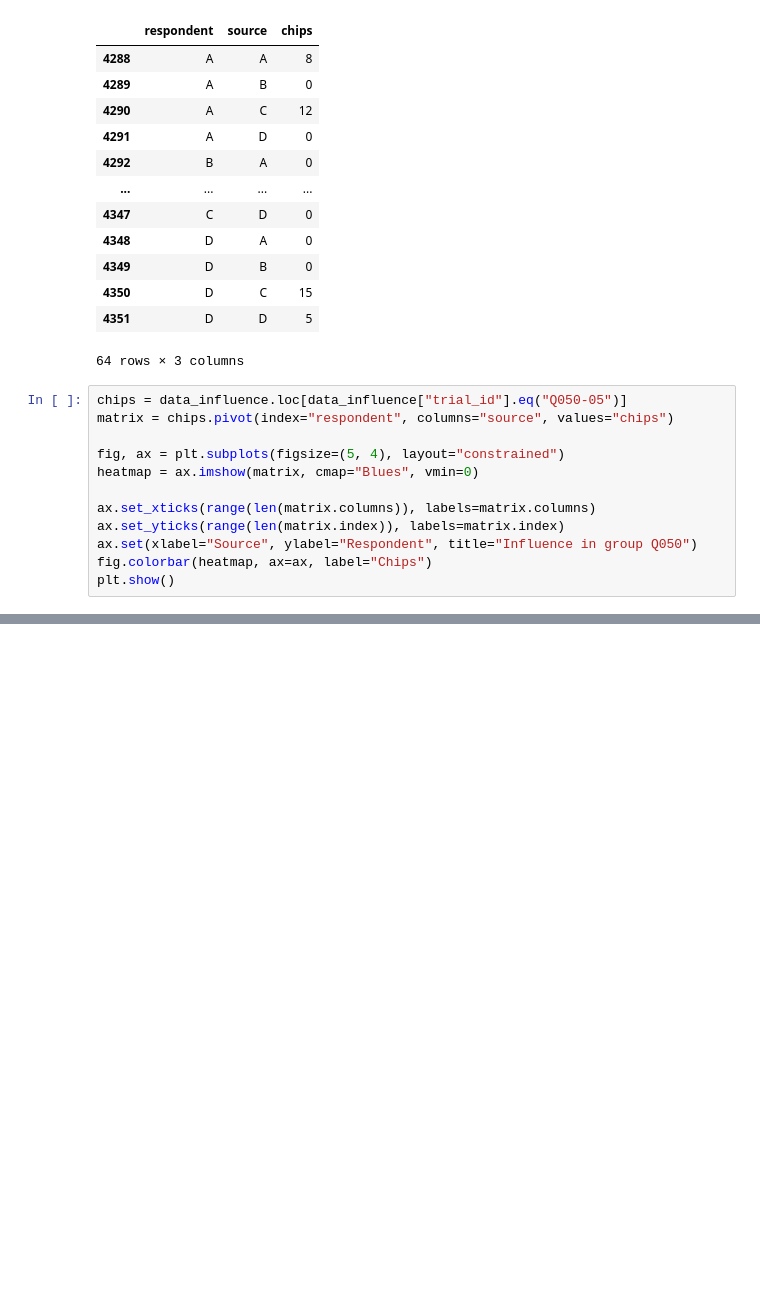
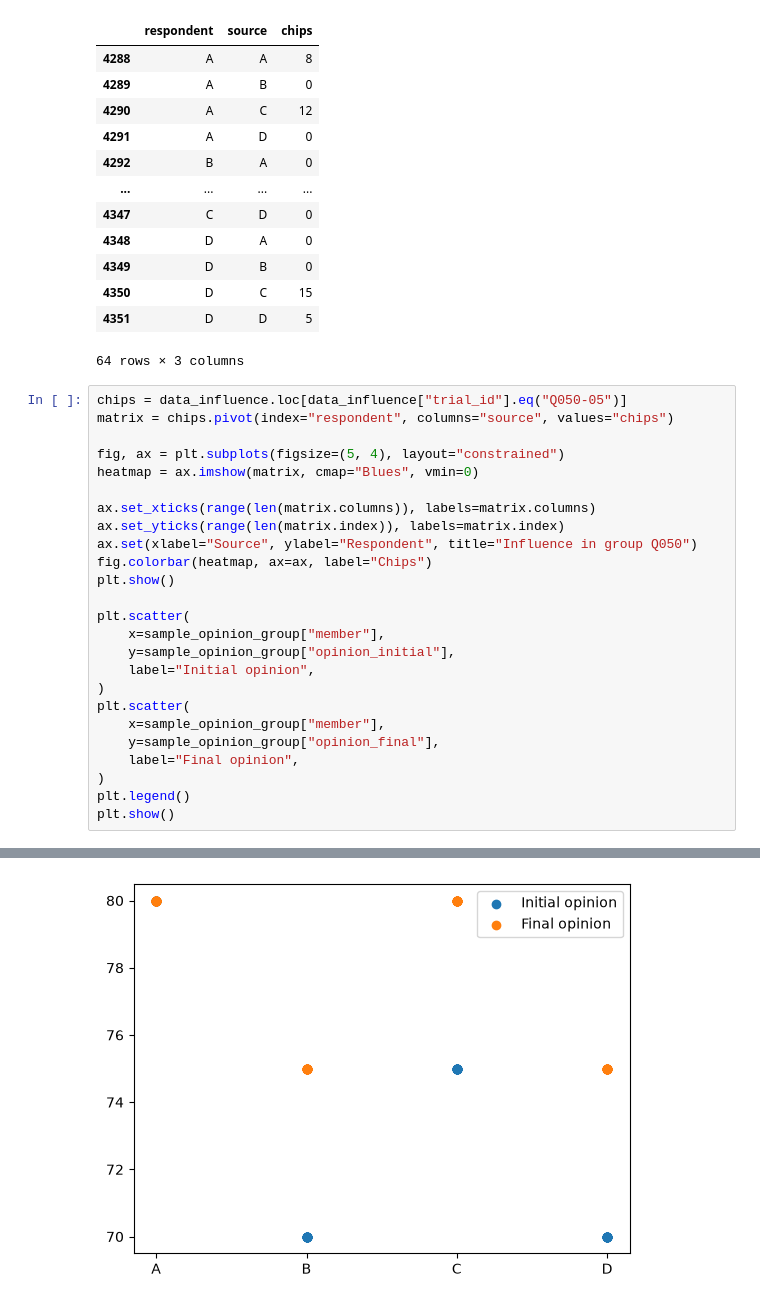
Before and after one commit to Hanifemam/social_influence_network_theory, a Jupyter notebook: standard_model.ipynb, the cells around one changed output, grey strips where cells are left out. Saved outputs shown, nothing was run; the diff lists cells and outputs as text; blank space fills up the shorter version.

```diff
--- a/standard_model.ipynb
+++ b/standard_model.ipynb
@@ -88,14 +91,28 @@ sample_influence_group
 # %%
 chips = data_influence.loc[data_influence["trial_id"].eq("Q050-05")]
 matrix = chips.pivot(index="respondent", columns="source", values="chips")
 
 fig, ax = plt.subplots(figsize=(5, 4), layout="constrained")
 heatmap = ax.imshow(matrix, cmap="Blues", vmin=0)
 
 ax.set_xticks(range(len(matrix.columns)), labels=matrix.columns)
 ax.set_yticks(range(len(matrix.index)), labels=matrix.index)
 ax.set(xlabel="Source", ylabel="Respondent", title="Influence in group Q050")
 fig.colorbar(heatmap, ax=ax, label="Chips")
 plt.show()
+
+plt.scatter(
+    x=sample_opinion_group["member"],
+    y=sample_opinion_group["opinion_initial"],
+    label="Initial opinion",
+)
+plt.scatter(
+    x=sample_opinion_group["member"],
+    y=sample_opinion_group["opinion_final"],
+    label="Final opinion",
+)
+plt.legend()
+plt.show()
 # %% [output]
 [figure]
+[figure, added]
```
Also changed, not shown: parts of 2 cells of this notebook.
